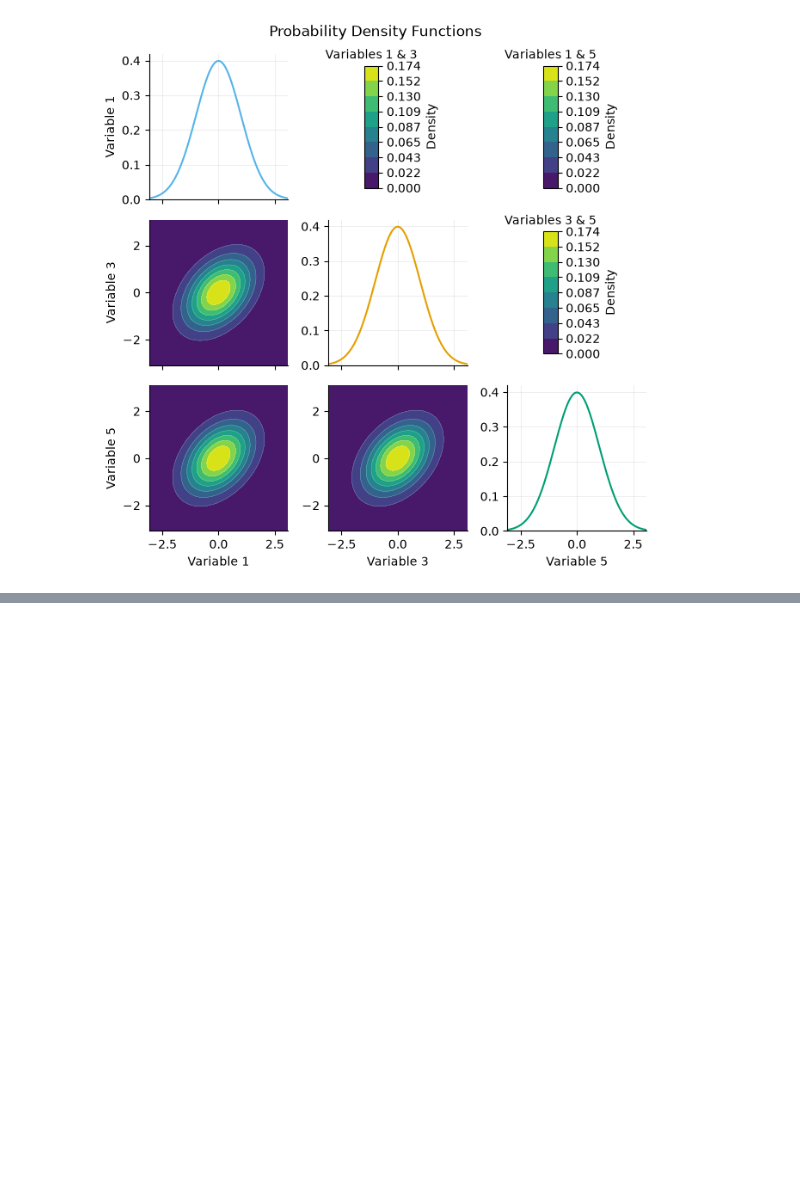
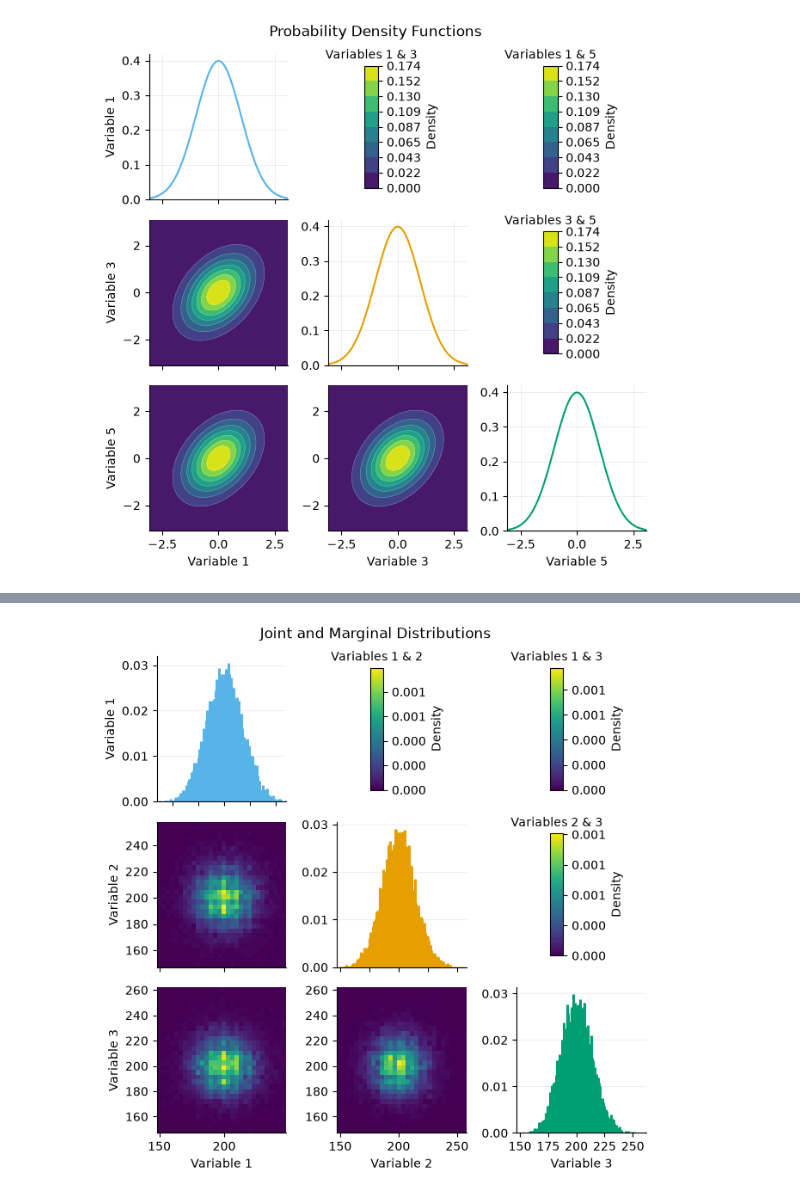
Before and after one commit to calpoly-symbulate/symbulate, a Jupyter notebook: team/simulated_pairs_plot_demo.ipynb, the cells around one changed output, grey strips where cells are left out. Saved outputs shown, nothing was run; the diff lists cells and outputs as text; code cells hidden in the pictures; blank space fills up the shorter version.

```diff
--- a/team/simulated_pairs_plot_demo.ipynb
+++ b/team/simulated_pairs_plot_demo.ipynb
@@ -207,0 +248,5 @@ big.plot(variables=2)  # just the 3rd variable
+# %%
+X, Y, Z = AssumeIndependent(RV(Poisson(200)), RV(Poisson(200)), RV(Poisson(200)))
+(X & Y & Z).sim(10000).plot()
+# %% [output]
+[figure, added]
```
Also changed, not shown: parts of 21 cells of this notebook, 3 other files.
